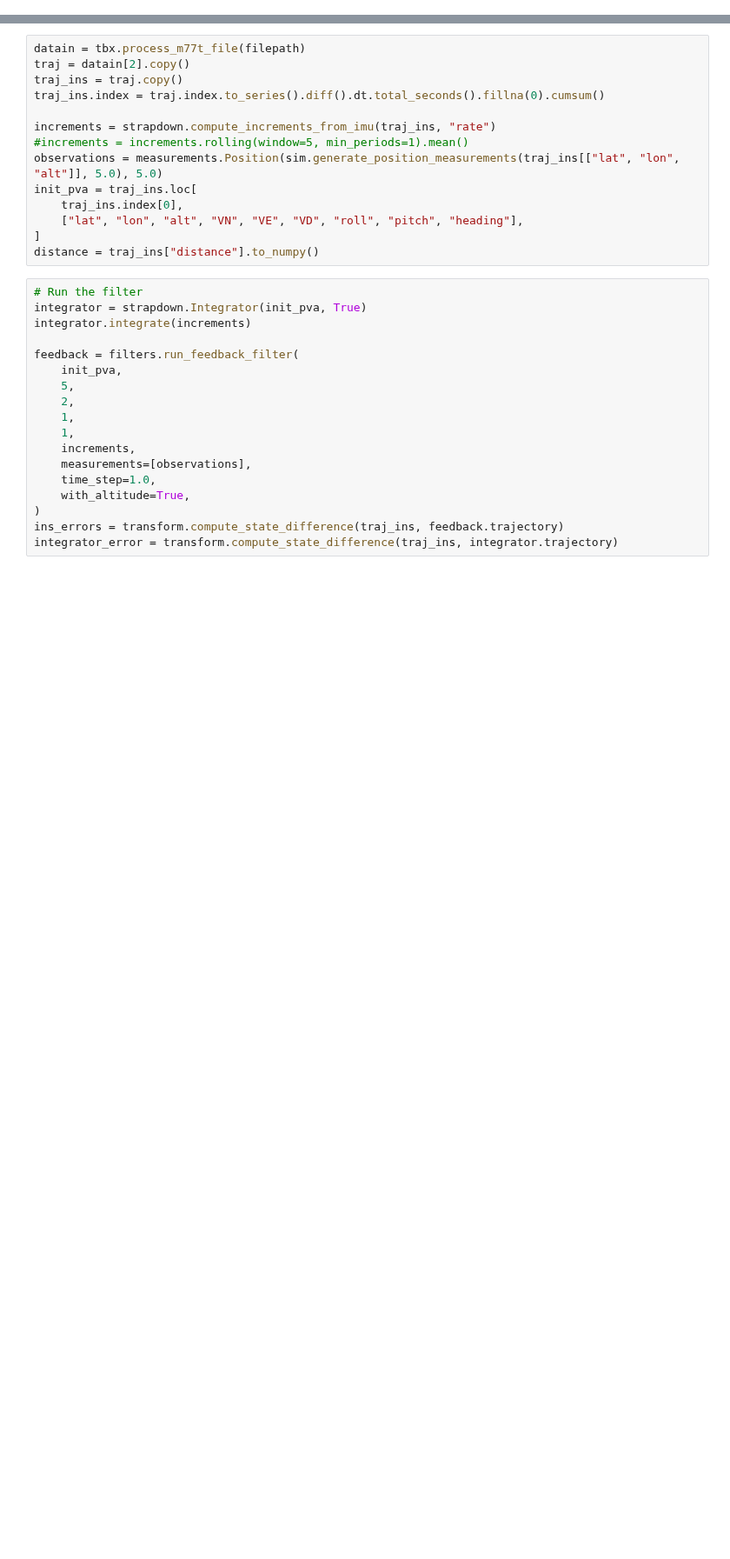
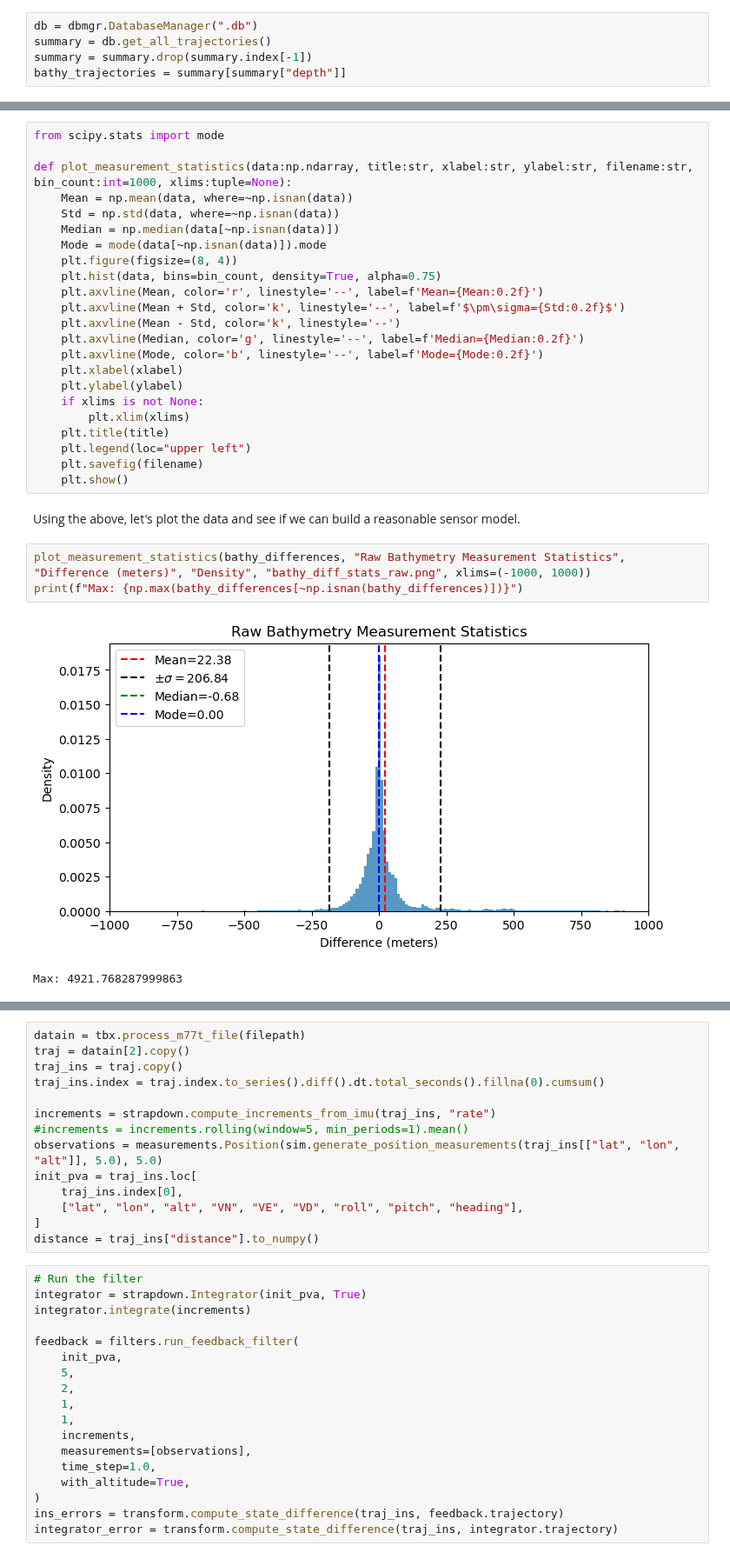
Before and after one commit to jbrodovsky/geophysical_nav, a Jupyter notebook: bathy_pf.ipynb, the cells around one changed output, grey strips where cells are left out. Shown at 87% size. Saved outputs shown, nothing was run; the diff lists cells and outputs as text; blank space fills up the shorter version.

Commit message:
Measurement and propagation model re-derived.

```diff
--- a/bathy_pf.ipynb
+++ b/bathy_pf.ipynb
@@ -4,0 +103,5 @@ This notebook is a testing and development environment for the geophysical parti
+# %%
+db = dbmgr.DatabaseManager(".db")
+summary = db.get_all_trajectories()
+summary = summary.drop(summary.index[-1])
+bathy_trajectories = summary[summary["depth"]]
@@ -4,0 +173,31 @@ This notebook is a testing and development environment for the geophysical parti
+# %%
+from scipy.stats import mode
+
+def plot_measurement_statistics(data:np.ndarray, title:str, xlabel:str, ylabel:str, filename:str, bin_count:int=1000, xlims:tuple=None):
+    Mean = np.mean(data, where=~np.isnan(data))
+    Std = np.std(data, where=~np.isnan(data))
+    Median = np.median(data[~np.isnan(data)])
+    Mode = mode(data[~np.isnan(data)]).mode
+    plt.figure(figsize=(8, 4))
+    plt.hist(data, bins=bin_count, density=True, alpha=0.75)
+    plt.axvline(Mean, color='r', linestyle='--', label=f'Mean={Mean:0.2f}')
+    plt.axvline(Mean + Std, color='k', linestyle='--', label=f'$\pm\sigma={Std:0.2f}$')
+    plt.axvline(Mean - Std, color='k', linestyle='--')
+    plt.axvline(Median, color='g', linestyle='--', label=f'Median={Median:0.2f}')
+    plt.axvline(Mode, color='b', linestyle='--', label=f'Mode={Mode:0.2f}')
+    plt.xlabel(xlabel)
+    plt.ylabel(ylabel)
+    if xlims is not None:
+        plt.xlim(xlims)
+    plt.title(title)
+    plt.legend(loc="upper left")
+    plt.savefig(filename)
+    plt.show()
+# %% [markdown]
+Using the above, let's plot the data and see if we can build a reasonable sensor model.
+# %%
+plot_measurement_statistics(bathy_differences, "Raw Bathymetry Measurement Statistics", "Difference (meters)", "Density", "bathy_diff_stats_raw.png", xlims=(-1000, 1000))
+print(f"Max: {np.max(bathy_differences[~np.isnan(bathy_differences)])}")
+# %% [output]
+[figure, added]
+Max: 4921.768287999863
```
Also changed, not shown: parts of 61 cells of this notebook, 7 other files.
